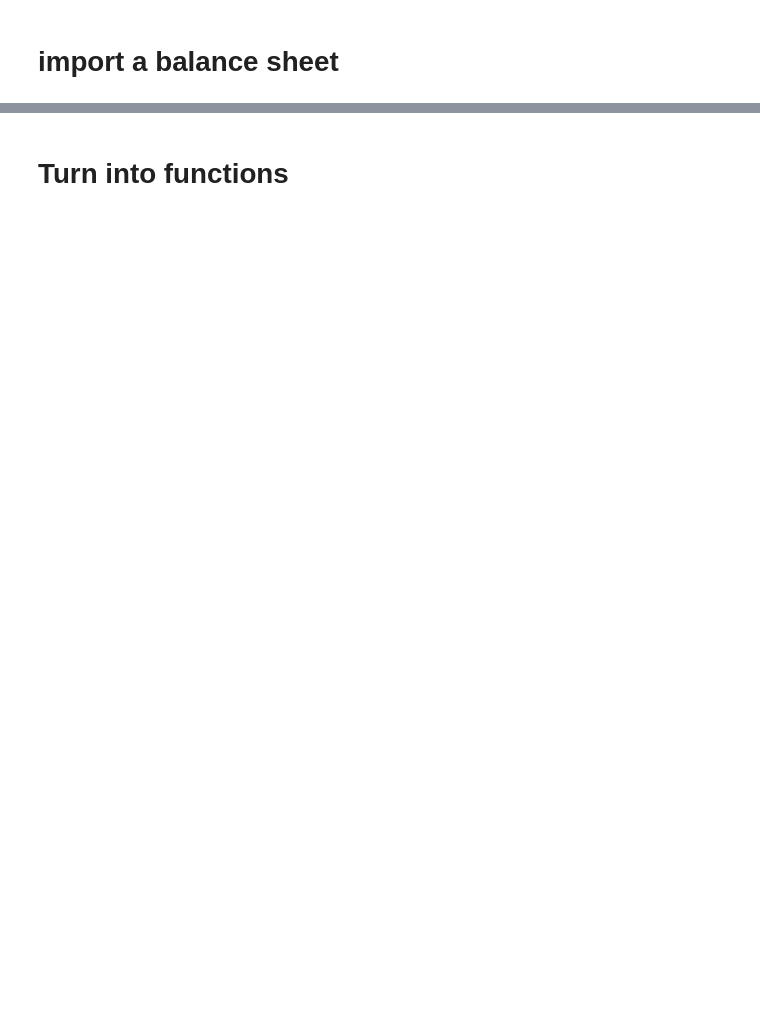
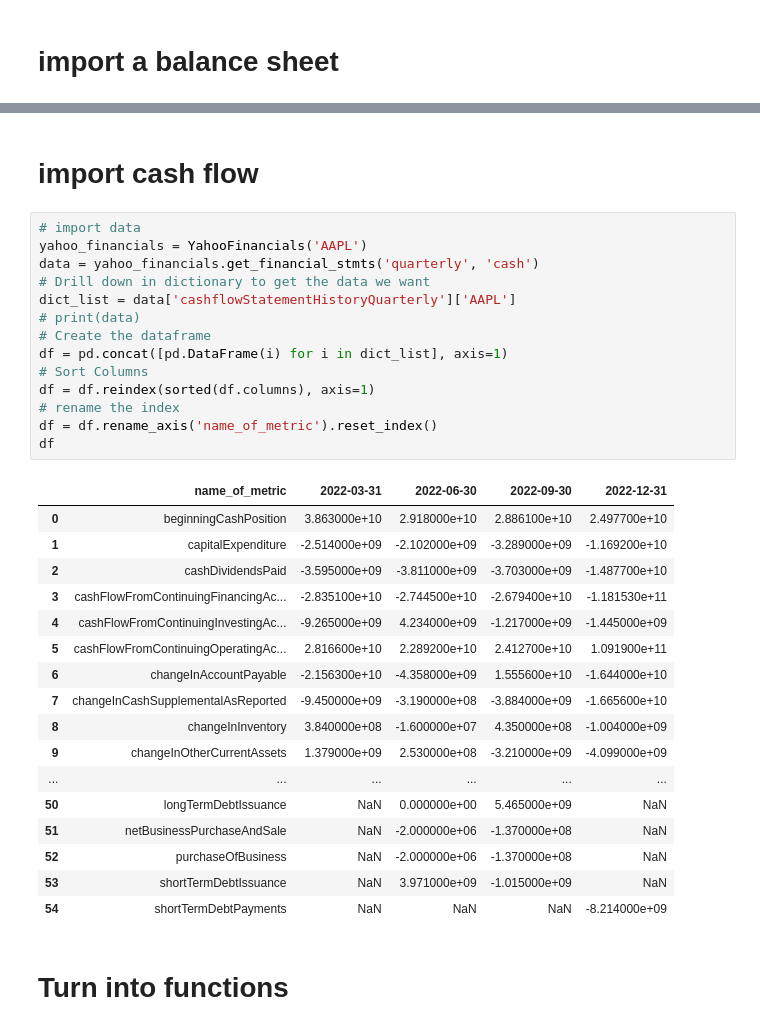
Before and after one commit to jeffjoseph22/value-investing, a Jupyter notebook: value_investing.ipynb, the cells around one changed output, grey strips where cells are left out. Saved outputs shown, nothing was run; the diff lists cells and outputs as text; blank space fills up the shorter version.

Commit message:
Adjusted metric fns. Added get Cash statment.

```diff
--- a/value_investing.ipynb
+++ b/value_investing.ipynb
@@ -74,3 +74,37 @@ df
+# %% [markdown]
+# import cash flow
+# %%
+# import data
+yahoo_financials = YahooFinancials('AAPL')
+data = yahoo_financials.get_financial_stmts('quarterly', 'cash')
+# Drill down in dictionary to get the data we want
+dict_list = data['cashflowStatementHistoryQuarterly']['AAPL']
+# print(data)
+# Create the dataframe
+df = pd.concat([pd.DataFrame(i) for i in dict_list], axis=1)
+# Sort Columns
+df = df.reindex(sorted(df.columns), axis=1)
+# rename the index
+df = df.rename_axis('name_of_metric').reset_index()
+df
+# %% [output]
+|  | name_of_metric | 2022-03-31 | 2022-06-30 | 2022-09-30 | 2022-12-31 |
+| 0 | beginningCashPosition | 3.863000e+10 | 2.918000e+10 | 2.886100e+10 | 2.497700e+10 |
+| 1 | capitalExpenditure | -2.514000e+09 | -2.102000e+09 | -3.289000e+09 | -1.169200e+10 |
+| 2 | cashDividendsPaid | -3.595000e+09 | -3.811000e+09 | -3.703000e+09 | -1.487700e+10 |
+| 3 | cashFlowFromContinuingFinancingAc... | -2.835100e+10 | -2.744500e+10 | -2.679400e+10 | -1.181530e+11 |
+| 4 | cashFlowFromContinuingInvestingAc... | -9.265000e+09 | 4.234000e+09 | -1.217000e+09 | -1.445000e+09 |
+| 5 | cashFlowFromContinuingOperatingAc... | 2.816600e+10 | 2.289200e+10 | 2.412700e+10 | 1.091900e+11 |
+| 6 | changeInAccountPayable | -2.156300e+10 | -4.358000e+09 | 1.555600e+10 | -1.644000e+10 |
+| 7 | changeInCashSupplementalAsReported | -9.450000e+09 | -3.190000e+08 | -3.884000e+09 | -1.665600e+10 |
+| 8 | changeInInventory | 3.840000e+08 | -1.600000e+07 | 4.350000e+08 | -1.004000e+09 |
+| 9 | changeInOtherCurrentAssets | 1.379000e+09 | 2.530000e+08 | -3.210000e+09 | -4.099000e+09 |
+| ... | ... | ... | ... | ... | ... |
+| 50 | longTermDebtIssuance | NaN | 0.000000e+00 | 5.465000e+09 | NaN |
+| 51 | netBusinessPurchaseAndSale | NaN | -2.000000e+06 | -1.370000e+08 | NaN |
+| 52 | purchaseOfBusiness | NaN | -2.000000e+06 | -1.370000e+08 | NaN |
+| 53 | shortTermDebtIssuance | NaN | 3.971000e+09 | -1.015000e+09 | NaN |
+| 54 | shortTermDebtPayments | NaN | NaN | NaN | -8.214000e+09 |
 # %% [markdown]
 # Turn into functions
 # %%
```
Also changed, not shown: parts of 4 cells of this notebook.
